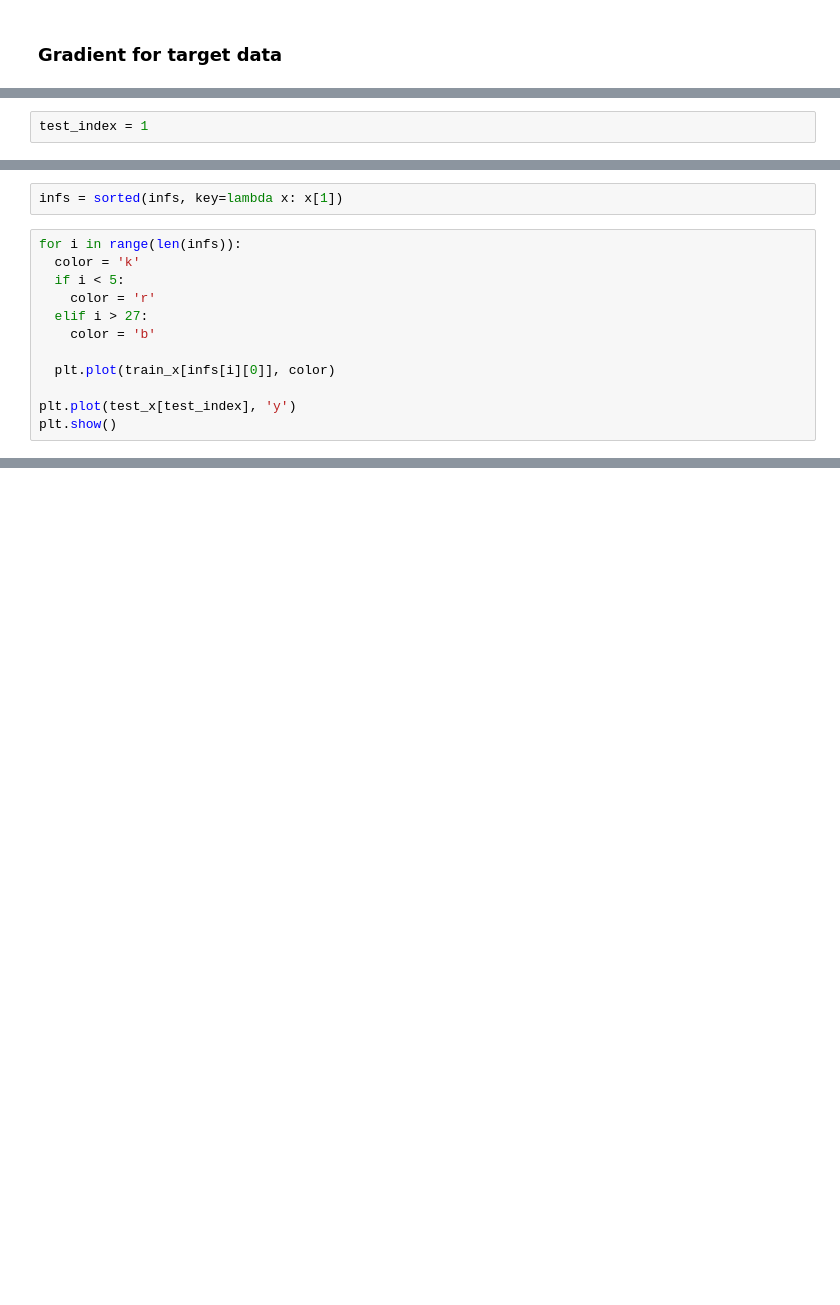
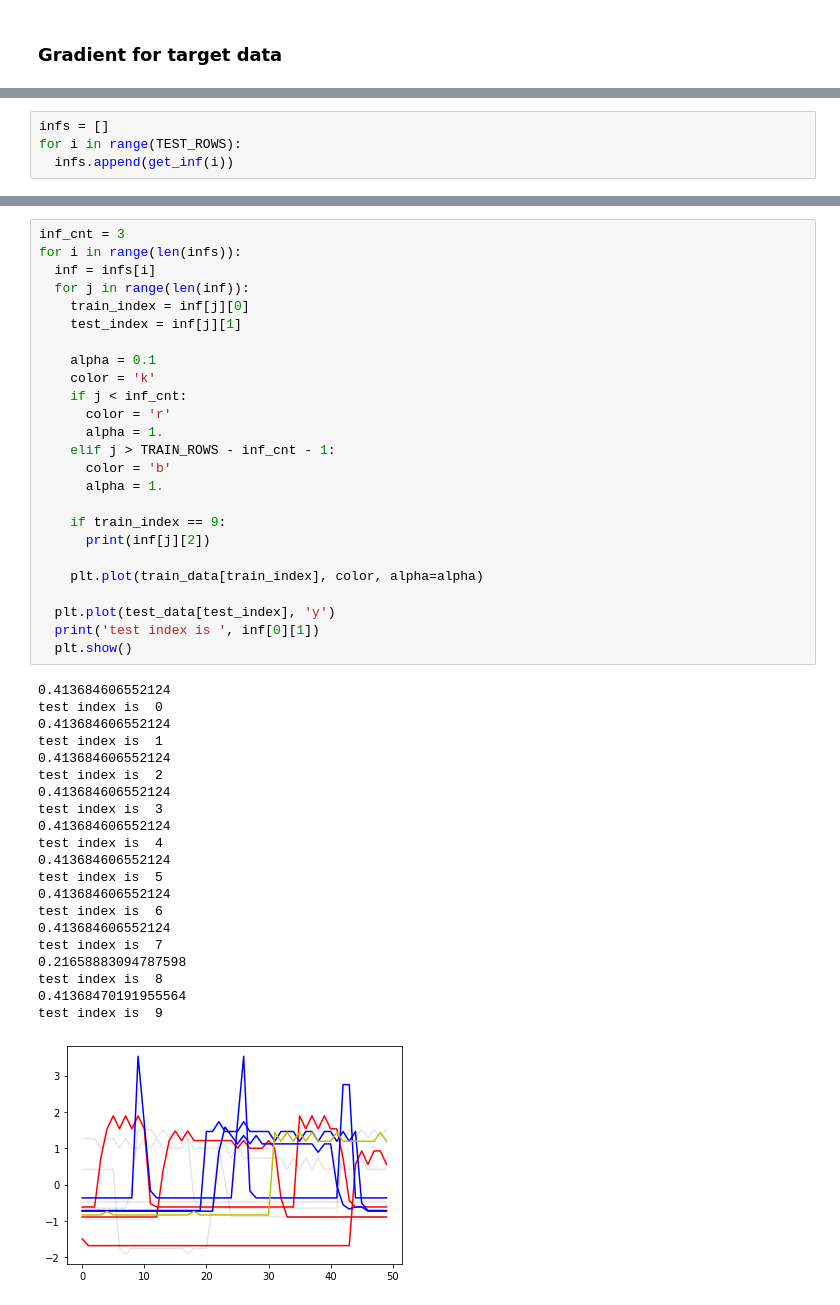
Before and after one commit to h5ng/influence_functions, a Jupyter notebook: influence_function_for_time_series_on_UCR.ipynb, the cells around one changed output, grey strips where cells are left out. Cells and saved outputs as stored; diff of their text form; blank space fills up the shorter version.

```diff
--- a/influence_function_for_time_series_on_UCR.ipynb
+++ b/influence_function_for_time_series_on_UCR.ipynb
@@ -263,2 +276,0 @@ inf_hess_op = tf.hessians(inf_loss, [B])
-# %%
-test_index = 1
@@ -295,14 +276,0 @@ for i in range(len(rand_index)):
-# %%
-infs = sorted(infs, key=lambda x: x[1])
-# %%
-for i in range(len(infs)):
-  color = 'k'
-  if i < 5:
-    color = 'r'
-  elif i > 27:
-    color = 'b'
-
-  plt.plot(train_x[infs[i][0]], color)
-
-plt.plot(test_x[test_index], 'y')
-plt.show()
@@ -310,0 +318,4 @@ plt.show()
+# %%
+infs = []
+for i in range(TEST_ROWS):
+  infs.append(get_inf(i))
@@ -310,0 +347,47 @@ plt.show()
+# %%
+inf_cnt = 3
+for i in range(len(infs)):
+  inf = infs[i]
+  for j in range(len(inf)):
+    train_index = inf[j][0]
+    test_index = inf[j][1]
+
+    alpha = 0.1
+    color = 'k'
+    if j < inf_cnt:
+      color = 'r'
+      alpha = 1.
+    elif j > TRAIN_ROWS - inf_cnt - 1:
+      color = 'b'
+      alpha = 1.
+
+    if train_index == 9:
+      print(inf[j][2])
+
+    plt.plot(train_data[train_index], color, alpha=alpha)
+
+  plt.plot(test_data[test_index], 'y')
+  print('test index is ', inf[0][1])
+  plt.show()
+# %% [output]
+0.413684606552124
+test index is  0
+0.413684606552124
+test index is  1
+0.413684606552124
+test index is  2
+0.413684606552124
+test index is  3
+0.413684606552124
+test index is  4
+0.413684606552124
+test index is  5
+0.413684606552124
+test index is  6
+0.413684606552124
+test index is  7
+0.21658883094787598
+test index is  8
+0.41368470191955564
+test index is  9
+[figure, added]
```
Also changed, not shown: parts of 17 cells of this notebook.
